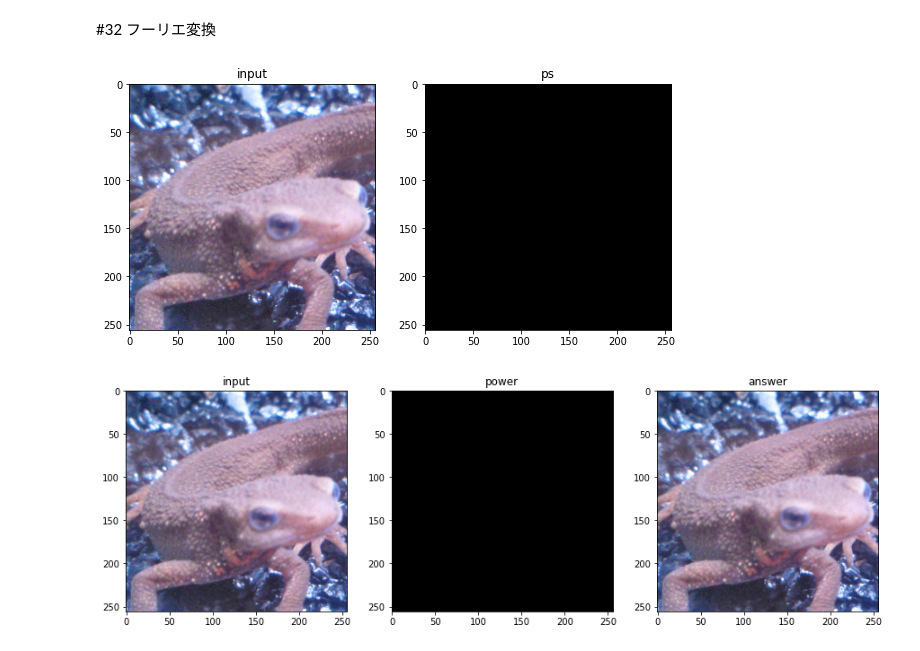
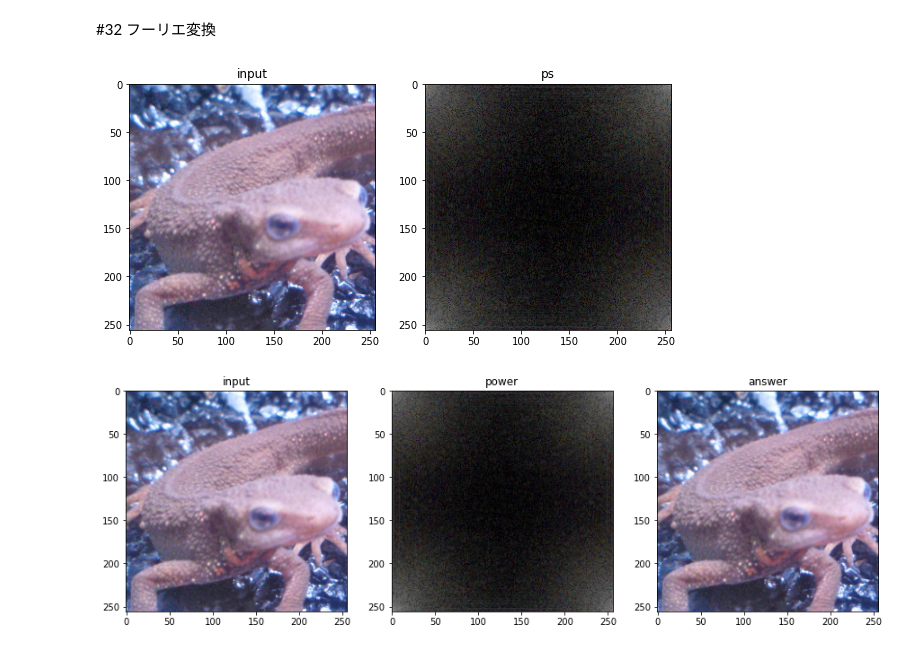
Before and after one commit to SJSY126/gasyori100, a Jupyter notebook: 31_40.ipynb, the cells around one changed output. Saved outputs shown, nothing was run; the diff lists cells and outputs as text; code cells hidden in the pictures.

```diff
--- a/31_40.ipynb
+++ b/31_40.ipynb
@@ -643,29 +672,29 @@ plt.show()
 # %%
 channel = 3
 
 img = img_orig.copy()
 
-H, W, _ = img.shape
-K, L =256, 256
+H, W, channel = img.shape
+K, L =H, W
 
 G = np.zeros((L, K, channel), dtype=np.complex)
 
 xs, ys = np.meshgrid(range(W), range(H))
 
 for c in range(channel):
     for l in range(L):
         for k in range(K):
             G[l,k,c] = np.sum(img[..., c] * np.exp(-2j * np.pi*(xs*k/W+ys*l/H)))/np.sqrt(W*H)
 
-ps = (np.abs(G)/np.abs(G).max()*255).astype(np.uint8)
-
+ps = 20*np.log(np.abs(G))
+ps = np.clip(ps, 0, 255).astype(np.uint8)
 
 plt.figure(figsize=(15, 5))
 plt.subplot(1, 3, 1); plt.title('input'); plt.imshow(img_orig)
 plt.subplot(1, 3, 2); plt.title('ps'); plt.imshow(ps, cmap='gray')
 plt.show()
 # %% [output]
-[figure, old version]
+[figure, new version]
 # %%
 H = 256
 W = 256
@@ -688,4 +717,4 @@ plt.subplot(1, 3, 2); plt.title('power'); plt.imshow(ps, cmap='gray')
 plt.subplot(1, 3, 3); plt.title('answer'); plt.imshow(out, cmap='gray')
 plt.show()
 # %% [output]
-[figure, old version]
+[figure, new version]
```
Also changed, not shown: parts of 7 cells of this notebook.
